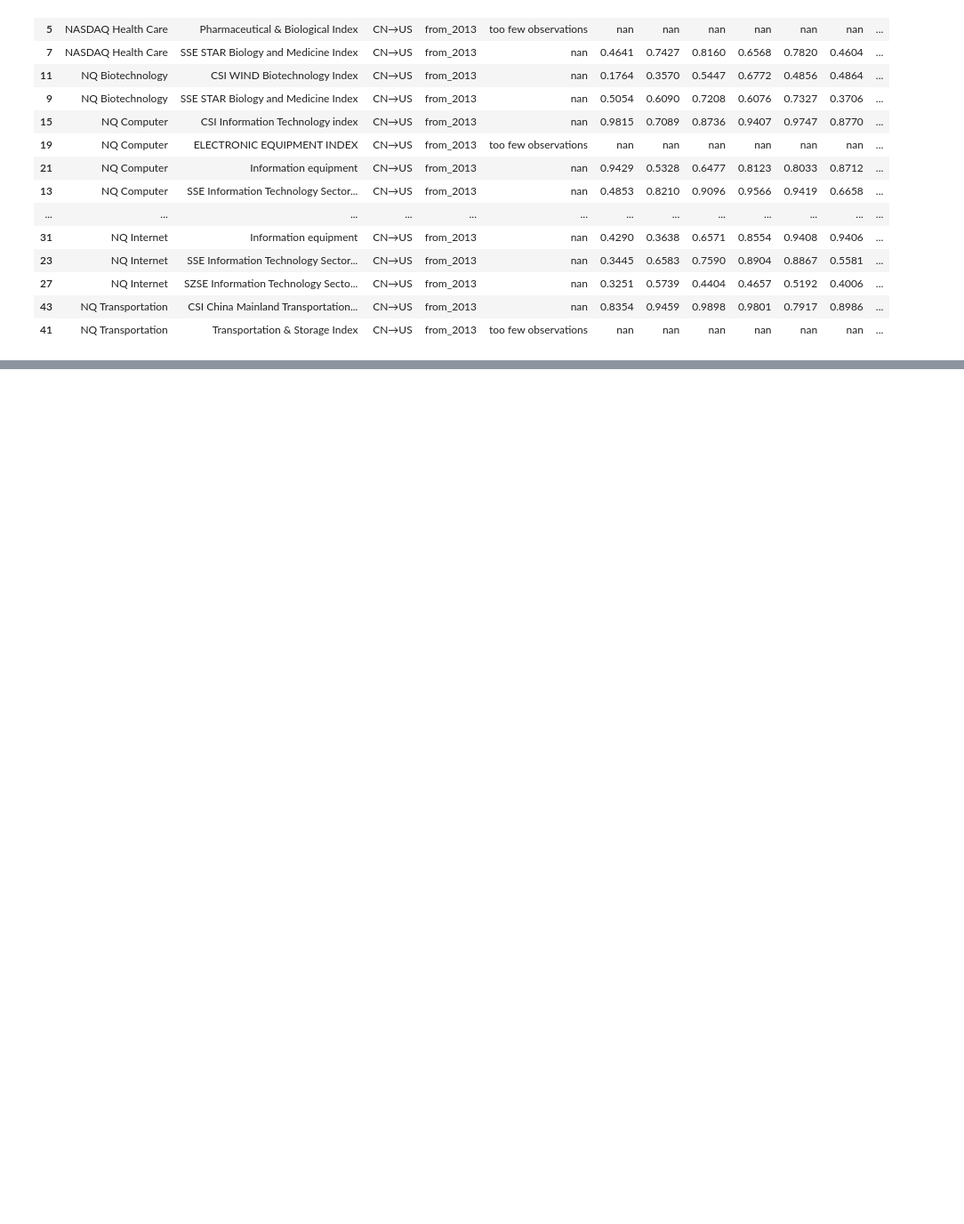
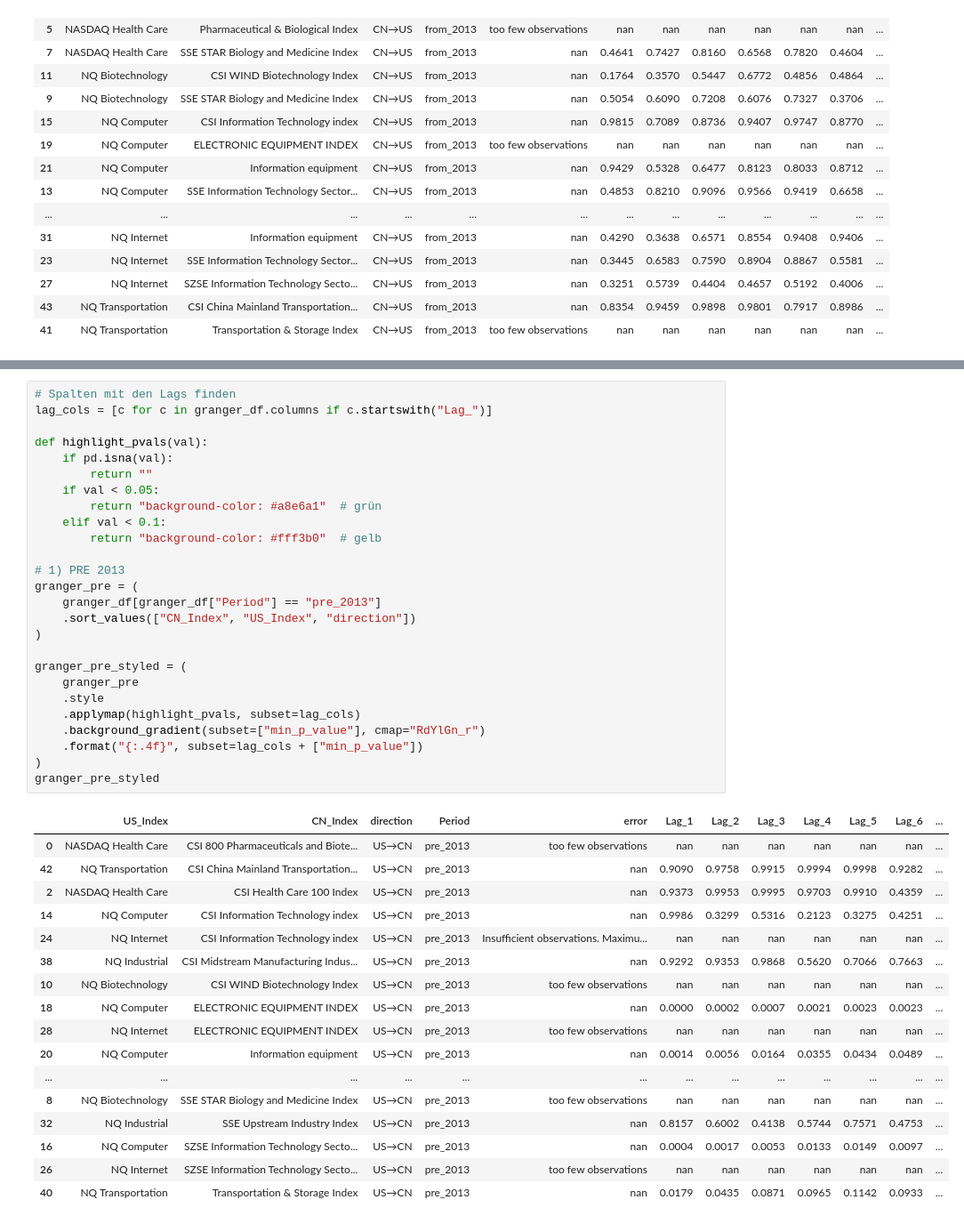
Before and after one commit to N4ims/mandarin-momentum, a Jupyter notebook: 2013_analysis.ipynb, the cells around one changed output, grey strips where cells are left out. Shown at 89% size. Drawn from its saved outputs; the diff is of its cells as text; blank space fills up the shorter version.

```diff
--- a/2013_analysis.ipynb
+++ b/2013_analysis.ipynb
@@ -1442,0 +1125,44 @@ NameError: name 'make_pair_timeseries' is not defined
+# %%
+# Spalten mit den Lags finden
+lag_cols = [c for c in granger_df.columns if c.startswith("Lag_")]
+
+def highlight_pvals(val):
+    if pd.isna(val):
+        return ""
+    if val < 0.05:
+        return "background-color: #a8e6a1"  # grün
+    elif val < 0.1:
+        return "background-color: #fff3b0"  # gelb
+
+# 1) PRE 2013
+granger_pre = (
+    granger_df[granger_df["Period"] == "pre_2013"]
+    .sort_values(["CN_Index", "US_Index", "direction"])
+)
+
+granger_pre_styled = (
+    granger_pre
+    .style
+    .applymap(highlight_pvals, subset=lag_cols)
+    .background_gradient(subset=["min_p_value"], cmap="RdYlGn_r")
+    .format("{:.4f}", subset=lag_cols + ["min_p_value"])
+)
+granger_pre_styled
+# %% [output]
+|  | US_Index | CN_Index | direction | Period | error | Lag_1 | Lag_2 | Lag_3 | Lag_4 | Lag_5 | Lag_6 | ... |
+| 0 | NASDAQ Health Care | CSI 800 Pharmaceuticals and Biote... | US→CN | pre_2013 | too few observations | nan | nan | nan | nan | nan | nan | ... |
+| 42 | NQ Transportation | CSI China Mainland Transportation... | US→CN | pre_2013 | nan | 0.9090 | 0.9758 | 0.9915 | 0.9994 | 0.9998 | 0.9282 | ... |
+| 2 | NASDAQ Health Care | CSI Health Care 100 Index | US→CN | pre_2013 | nan | 0.9373 | 0.9953 | 0.9995 | 0.9703 | 0.9910 | 0.4359 | ... |
+| 14 | NQ Computer | CSI Information Technology index | US→CN | pre_2013 | nan | 0.9986 | 0.3299 | 0.5316 | 0.2123 | 0.3275 | 0.4251 | ... |
+| 24 | NQ Internet | CSI Information Technology index | US→CN | pre_2013 | Insufficient observations. Maximu... | nan | nan | nan | nan | nan | nan | ... |
+| 38 | NQ Industrial | CSI Midstream Manufacturing Indus... | US→CN | pre_2013 | nan | 0.9292 | 0.9353 | 0.9868 | 0.5620 | 0.7066 | 0.7663 | ... |
+| 10 | NQ Biotechnology | CSI WIND Biotechnology Index | US→CN | pre_2013 | too few observations | nan | nan | nan | nan | nan | nan | ... |
+| 18 | NQ Computer | ELECTRONIC EQUIPMENT INDEX | US→CN | pre_2013 | nan | 0.0000 | 0.0002 | 0.0007 | 0.0021 | 0.0023 | 0.0023 | ... |
+| 28 | NQ Internet | ELECTRONIC EQUIPMENT INDEX | US→CN | pre_2013 | too few observations | nan | nan | nan | nan | nan | nan | ... |
+| 20 | NQ Computer | Information equipment | US→CN | pre_2013 | nan | 0.0014 | 0.0056 | 0.0164 | 0.0355 | 0.0434 | 0.0489 | ... |
+| ... | ... | ... | ... | ... | ... | ... | ... | ... | ... | ... | ... | ... |
+| 8 | NQ Biotechnology | SSE STAR Biology and Medicine Index | US→CN | pre_2013 | too few observations | nan | nan | nan | nan | nan | nan | ... |
+| 32 | NQ Industrial | SSE Upstream Industry Index | US→CN | pre_2013 | nan | 0.8157 | 0.6002 | 0.4138 | 0.5744 | 0.7571 | 0.4753 | ... |
+| 16 | NQ Computer | SZSE Information Technology Secto... | US→CN | pre_2013 | nan | 0.0004 | 0.0017 | 0.0053 | 0.0133 | 0.0149 | 0.0097 | ... |
+| 26 | NQ Internet | SZSE Information Technology Secto... | US→CN | pre_2013 | too few observations | nan | nan | nan | nan | nan | nan | ... |
+| 40 | NQ Transportation | Transportation & Storage Index | US→CN | pre_2013 | nan | 0.0179 | 0.0435 | 0.0871 | 0.0965 | 0.1142 | 0.0933 | ... |
```
Also changed, not shown: parts of 21 cells of this notebook, 1 other file.
